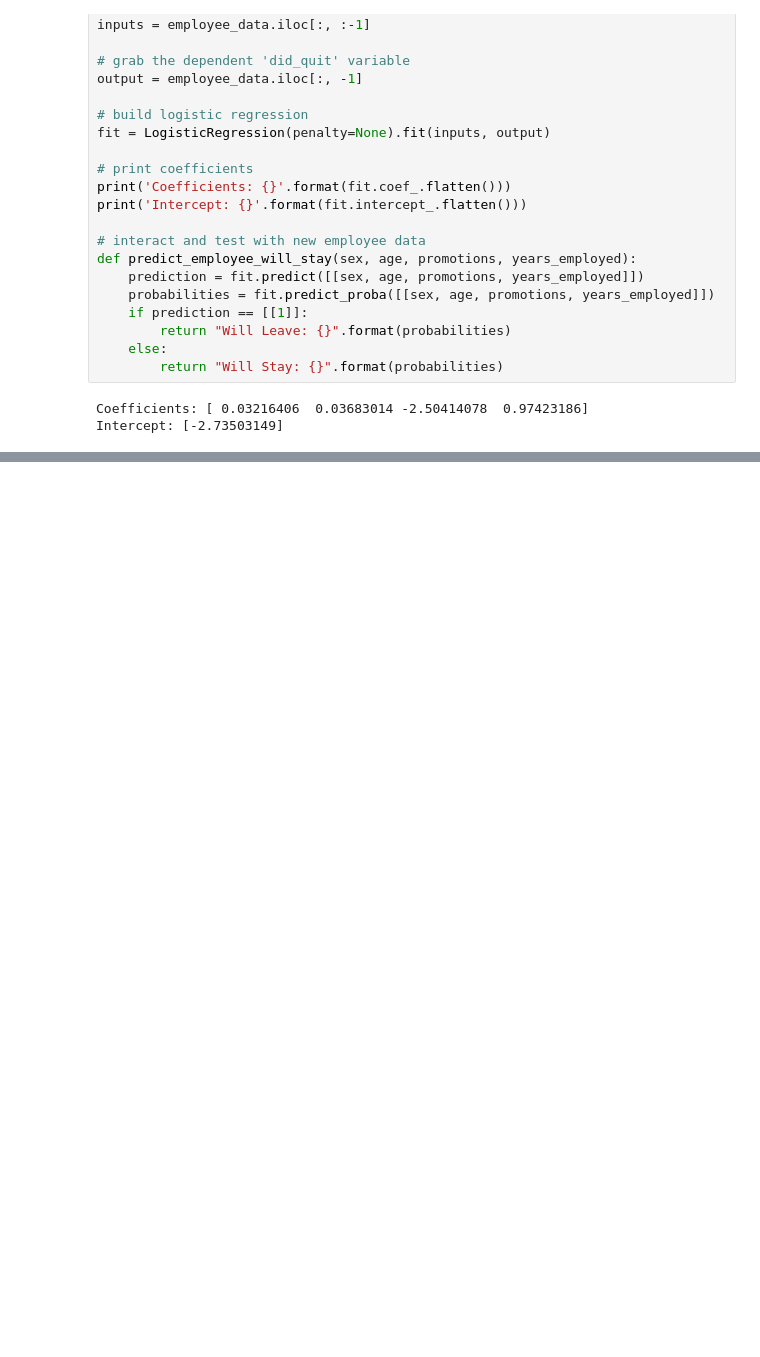
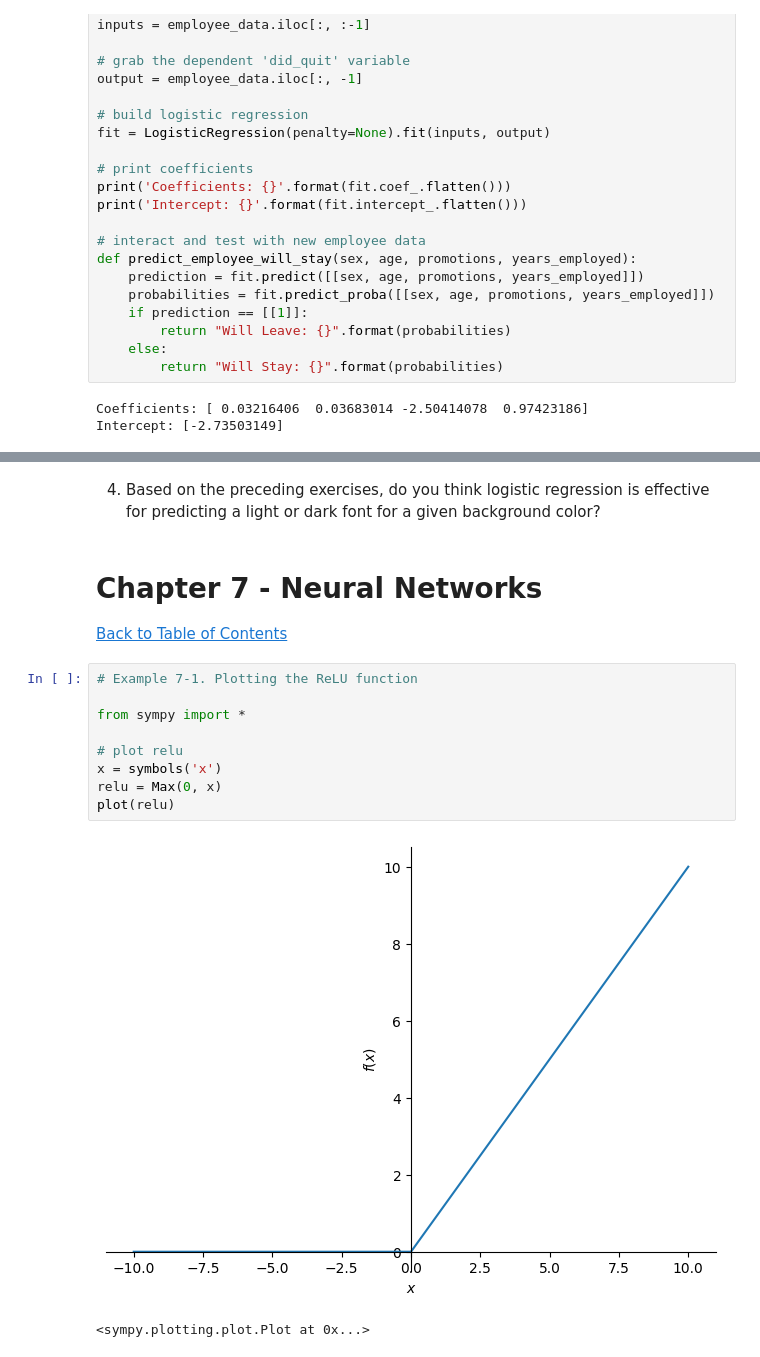
Before and after one commit to DanHerman212/mathematics-for-ds, a Jupyter notebook: mathematics.ipynb, the cells around one changed output, grey strips where cells are left out. Saved outputs shown, nothing was run; the diff lists cells and outputs as text; blank space fills up the shorter version.

```diff
--- a/mathematics.ipynb
+++ b/mathematics.ipynb
@@ -3133,0 +3420,17 @@ predict_employee_will_stay(1, 30, 2, 5)
+# %% [markdown]
+4. Based on the preceding exercises, do you think logistic regression is effective for predicting a light or dark font for a given background color?
+# %% [markdown]
+# Chapter 7 - Neural Networks
+[Back to Table of Contents](#Table-of-Contents)
+# %%
+# Example 7-1. Plotting the ReLU function
+
+from sympy import *
+
+# plot relu
+x = symbols('x')
+relu = Max(0, x)
+plot(relu)
+# %% [output]
+[figure, added]
+<sympy.plotting.plot.Plot at 0x...>
```
Also changed, not shown: parts of 37 cells of this notebook, 4 other files.
